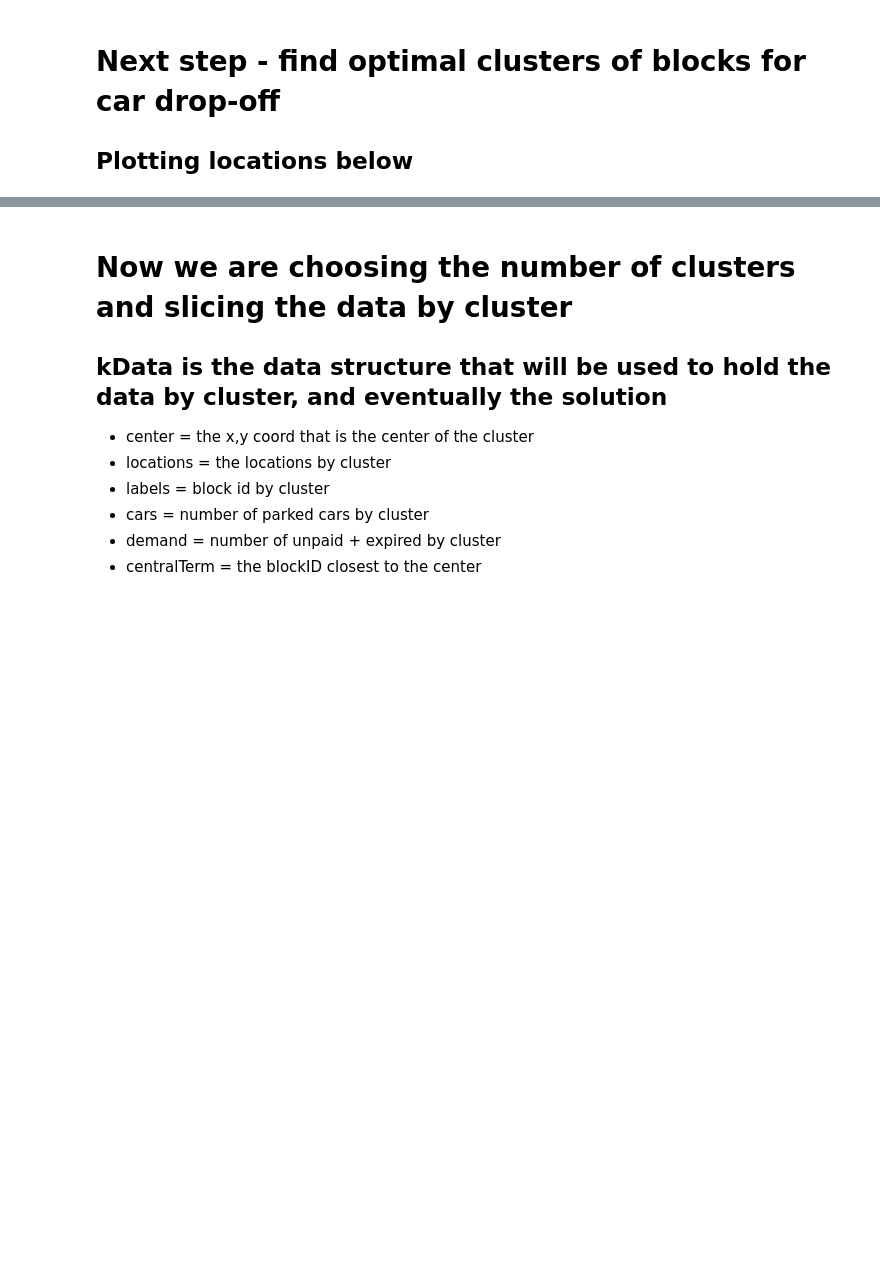
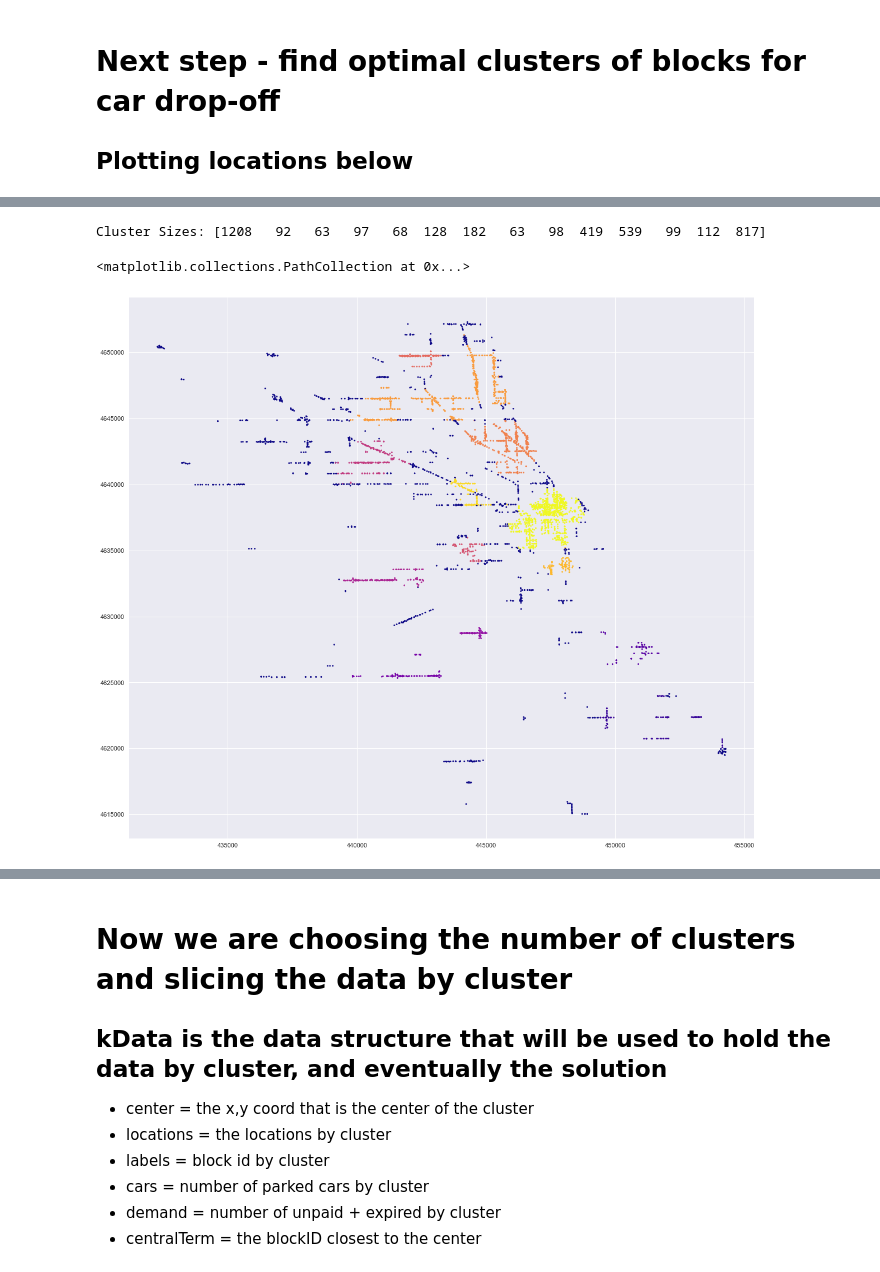
Before and after one commit to jswortz/Google-OR-Example, a Jupyter notebook: CPM Optimization March 2018.ipynb, the cells around one changed output, grey strips where cells are left out. Drawn from its saved outputs; the diff is of its cells as text; code cells hidden in the pictures; blank space fills up the shorter version.

```diff
--- a/CPM Optimization March 2018.ipynb
+++ b/CPM Optimization March 2018.ipynb
@@ -68 +79,45 @@ This is found by iterating through clusters 1-50 and looking at the average numb
+# %%
+# Elbow chart
+from scipy.cluster.vq import vq
+from sklearn import metrics
+from scipy.spatial.distance import cdist
+from sklearn.cluster import KMeans
+import hdbscan
+
+
+X = np.array(zip([x[0] for x in locations],[x[1] for x in locations]))
+
+clusterer = hdbscan.HDBSCAN(min_cluster_size=50)
+cluster_labels = clusterer.fit_predict(X)
+
+hdbscanLabels = cluster_labels + 100 #IDS will be incremented by 100 - note that 99 aka -1 will use kmeans
+cSizes = np.bincount(cluster_labels + 1)
+print("Cluster Sizes: " + str(cSizes))
+
+#need to find centroid of HDSCAN clusters
+
+def centeroidnp(arr):
+    length = arr.shape[0]
+    sum_x = np.sum(arr[:, 0])
+    sum_y = np.sum(arr[:, 1])
+    return sum_x/length, sum_y/length
+
+XX = np.column_stack((X, cluster_labels))
+centers = []
+for k in range(len(cSizes) - 1):
+    ind = np.where(XX[:, 2] == k)
+    locs = XX[ind, 0:1]
+    cent = centeroidnp(locs)
+    centers.append(cent)
+centers = np.array(centers)
+denseCenters = centers # save as another object
+fig=plt.figure(figsize=(18, 16), dpi= 80, facecolor='w', edgecolor='k')
+
+plt.scatter(X[:, 0], X[:, 1], c=cluster_labels, s=5, cmap='plasma')
+
+# plt.scatter(centers[:, 0], centers[:, 1], c='black', s=10, alpha=0.5)
+# %% [output]
+Cluster Sizes: [1208   92   63   97   68  128  182   63   98  419  539   99  112  817]
+<matplotlib.collections.PathCollection at 0x...>
+[figure, added]
 # %%
```
Also changed, not shown: parts of 8 cells of this notebook, 4 other files.
